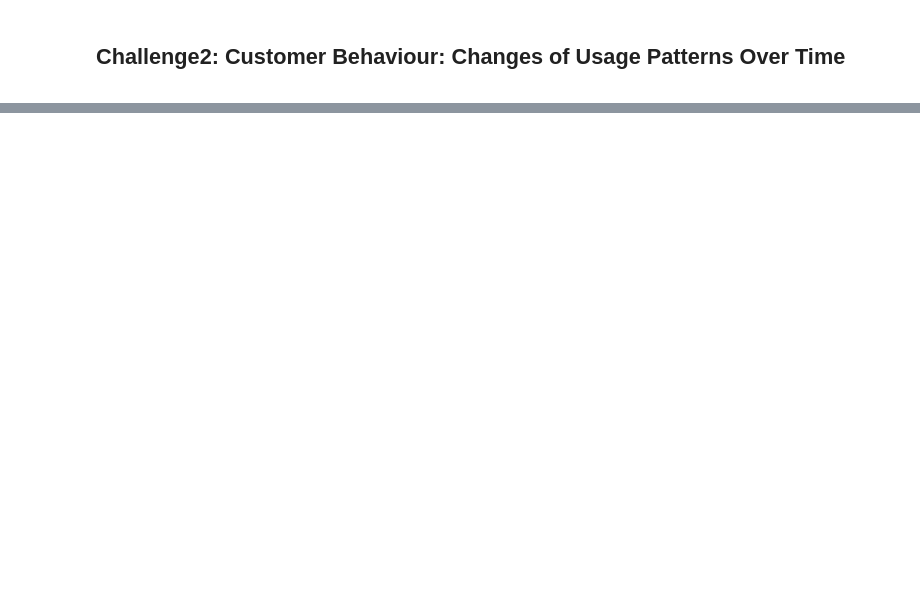
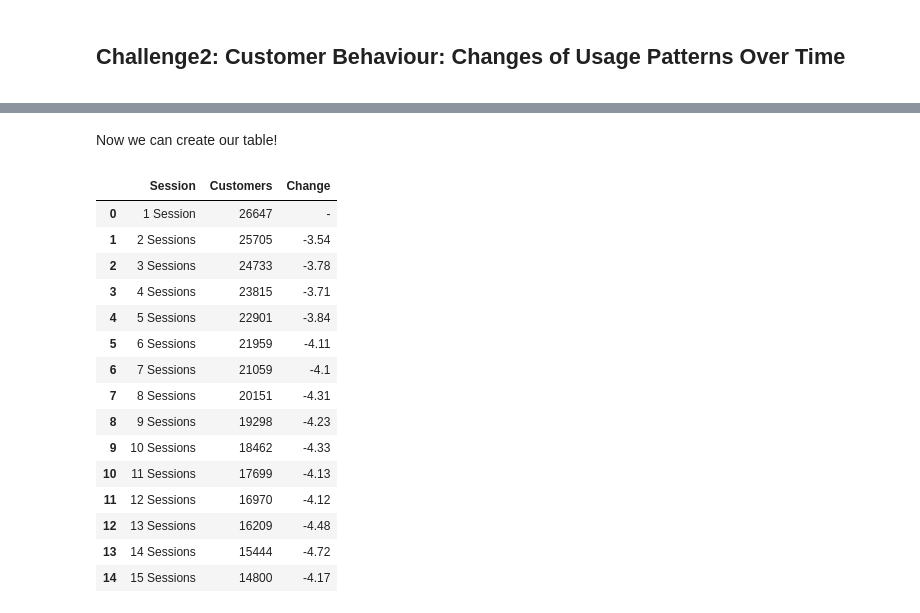
Before and after one commit to sinaaghaee/ProcessMiningProject-CustomerBehaviorAnalysis, a Jupyter notebook: BPM-Project-Aghaee-Varchandi-Mahmoodi.ipynb, the cells around one changed output, grey strips where cells are left out. Drawn from its saved outputs; the diff is of its cells as text; code cells hidden in the pictures; blank space fills up the shorter version.

```diff
--- a/BPM-Project-Aghaee-Varchandi-Mahmoodi.ipynb
+++ b/BPM-Project-Aghaee-Varchandi-Mahmoodi.ipynb
@@ -871,0 +902,10 @@ number_of_sessions_per_customer.head(10)
+# %%
+# creating an empty list
+number_of_customer_min_sessions = list()
+
+# looping through "number_of_sessions_per_customer" dataset and count number of customers who have at least 1,2,..,15 sessions
+for one in range(1,16):
+    number_of_customer_min_sessions.append(
+        number_of_sessions_per_customer[number_of_sessions_per_customer['# of Sessions'] >= one]['CustomerID'].count())
+
+number_of_customer_min_sessions
@@ -871,0 +928,9 @@ number_of_sessions_per_customer.head(10)
+# %%
+# creating list of Session number names for our table
+
+session_list = ['1 Session']
+
+for one in range(2,16):
+    session_list.append(str(one) +' ' + "Sessions")
+
+session_list
@@ -871,0 +955,7 @@ number_of_sessions_per_customer.head(10)
+# %%
+change_list = ['-']
+
+for one in range(1,15):
+    change_list.append(round((number_of_customer_min_sessions[one]-number_of_customer_min_sessions[one-1])/number_of_customer_min_sessions[one-1]*100,2))
+
+change_list
@@ -871,0 +978,29 @@ number_of_sessions_per_customer.head(10)
+# %% [markdown]
+Now we can create our table!
+# %%
+# creating a dictionary which hase column names as keys and the three lists we created above as values
+least_one_session = pd.DataFrame(
+    {'Session': session_list,
+     'Customers': number_of_customer_min_sessions,
+     'Change': change_list
+    })
+
+least_one_session = pd.DataFrame(data=least_one_session)
+least_one_session
+# %% [output]
+|  | Session | Customers | Change |
+| 0 | 1 Session | 26647 | - |
+| 1 | 2 Sessions | 25705 | -3.54 |
+| 2 | 3 Sessions | 24733 | -3.78 |
+| 3 | 4 Sessions | 23815 | -3.71 |
+| 4 | 5 Sessions | 22901 | -3.84 |
+| 5 | 6 Sessions | 21959 | -4.11 |
+| 6 | 7 Sessions | 21059 | -4.1 |
+| 7 | 8 Sessions | 20151 | -4.31 |
+| 8 | 9 Sessions | 19298 | -4.23 |
+| 9 | 10 Sessions | 18462 | -4.33 |
+| 10 | 11 Sessions | 17699 | -4.13 |
+| 11 | 12 Sessions | 16970 | -4.12 |
+| 12 | 13 Sessions | 16209 | -4.48 |
+| 13 | 14 Sessions | 15444 | -4.72 |
+| 14 | 15 Sessions | 14800 | -4.17 |
```
Also changed, not shown: parts of 87 cells of this notebook.
